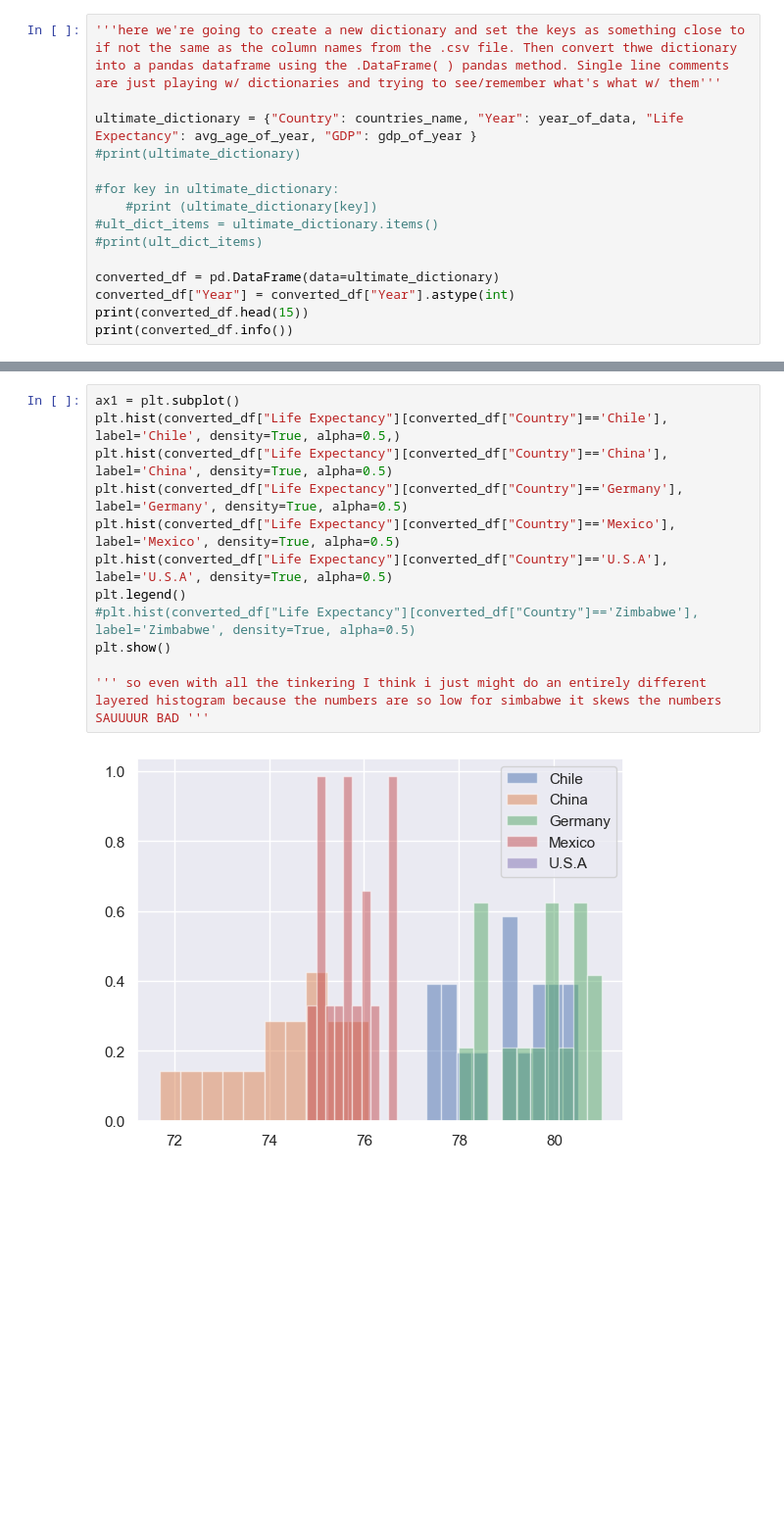
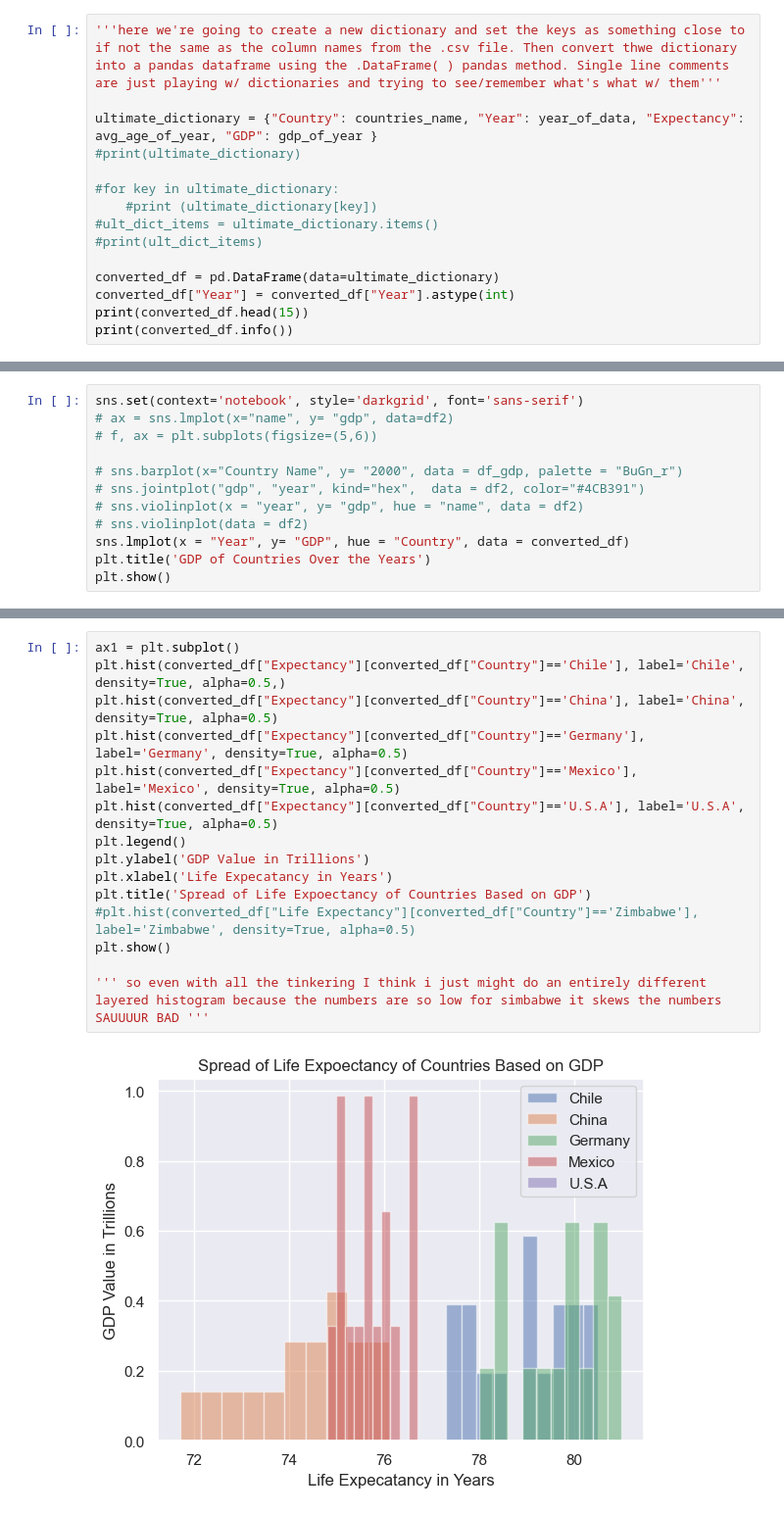
Before and after one commit to shortenedname/Personal---Portfolio-Projects, a Jupyter notebook: Life-Expectancy-and-GDP-Starter/Life-Expectancy-and-GDP-Starter/life_expectancy_gdp.ipynb, the cells around one changed output, grey strips where cells are left out. Shown: that part at 98% size. Saved outputs shown, nothing was run; the diff lists cells and outputs as text; blank space fills up the shorter version.

```diff
--- a/Life-Expectancy-and-GDP-Starter/Life-Expectancy-and-GDP-Starter/life_expectancy_gdp.ipynb
+++ b/Life-Expectancy-and-GDP-Starter/Life-Expectancy-and-GDP-Starter/life_expectancy_gdp.ipynb
@@ -76,7 +76,7 @@ YES
 '''here we're going to create a new dictionary and set the keys as something close to if not the same as the column names from the .csv file. Then convert thwe dictionary into a pandas dataframe using the .DataFrame( ) pandas method. Single line comments
 are just playing w/ dictionaries and trying to see/remember what's what w/ them'''
 
-ultimate_dictionary = {"Country": countries_name, "Year": year_of_data, "Life Expectancy": avg_age_of_year, "GDP": gdp_of_year }
+ultimate_dictionary = {"Country": countries_name, "Year": year_of_data, "Expectancy": avg_age_of_year, "GDP": gdp_of_year }
 #print(ultimate_dictionary)
 
 #for key in ultimate_dictionary:
@@ -116,0 +118,12 @@ sns.lineplot(x=year_of_data, y=avg_age_of_year, hue="Country", data=converted_df
+# %%
+sns.set(context='notebook', style='darkgrid', font='sans-serif')
+# ax = sns.lmplot(x="name", y= "gdp", data=df2)
+# f, ax = plt.subplots(figsize=(5,6))
+
+# sns.barplot(x="Country Name", y= "2000", data = df_gdp, palette = "BuGn_r")
+# sns.jointplot("gdp", "year", kind="hex",  data = df2, color="#4CB391")
+# sns.violinplot(x = "year", y= "gdp", hue = "name", data = df2)
+# sns.violinplot(data = df2)
+sns.lmplot(x = "Year", y= "GDP", hue = "Country", data = converted_df)
+plt.title('GDP of Countries Over the Years')
+plt.show()
@@ -117,14 +132,17 @@ sns.lineplot(x=year_of_data, y=avg_age_of_year, hue="Country", data=converted_df
 # %%
 ax1 = plt.subplot()
-plt.hist(converted_df["Life Expectancy"][converted_df["Country"]=='Chile'], label='Chile', density=True, alpha=0.5,)
-plt.hist(converted_df["Life Expectancy"][converted_df["Country"]=='China'], label='China', density=True, alpha=0.5)
-plt.hist(converted_df["Life Expectancy"][converted_df["Country"]=='Germany'], label='Germany', density=True, alpha=0.5)
-plt.hist(converted_df["Life Expectancy"][converted_df["Country"]=='Mexico'], label='Mexico', density=True, alpha=0.5)
-plt.hist(converted_df["Life Expectancy"][converted_df["Country"]=='U.S.A'], label='U.S.A', density=True, alpha=0.5)
+plt.hist(converted_df["Expectancy"][converted_df["Country"]=='Chile'], label='Chile', density=True, alpha=0.5,)
+plt.hist(converted_df["Expectancy"][converted_df["Country"]=='China'], label='China', density=True, alpha=0.5)
+plt.hist(converted_df["Expectancy"][converted_df["Country"]=='Germany'], label='Germany', density=True, alpha=0.5)
+plt.hist(converted_df["Expectancy"][converted_df["Country"]=='Mexico'], label='Mexico', density=True, alpha=0.5)
+plt.hist(converted_df["Expectancy"][converted_df["Country"]=='U.S.A'], label='U.S.A', density=True, alpha=0.5)
 plt.legend()
+plt.ylabel('GDP Value in Trillions')
+plt.xlabel('Life Expecatancy in Years')
+plt.title('Spread of Life Expoectancy of Countries Based on GDP')
 #plt.hist(converted_df["Life Expectancy"][converted_df["Country"]=='Zimbabwe'], label='Zimbabwe', density=True, alpha=0.5)
 plt.show()
 
 ''' so even with all the tinkering I think i just might do an entirely different layered histogram because the numbers are so low for simbabwe it skews the numbers SAUUUUR BAD '''
 # %% [output]
-[figure, old version]
+[figure, new version]
```
Also changed, not shown: parts of 9 cells of this notebook.
